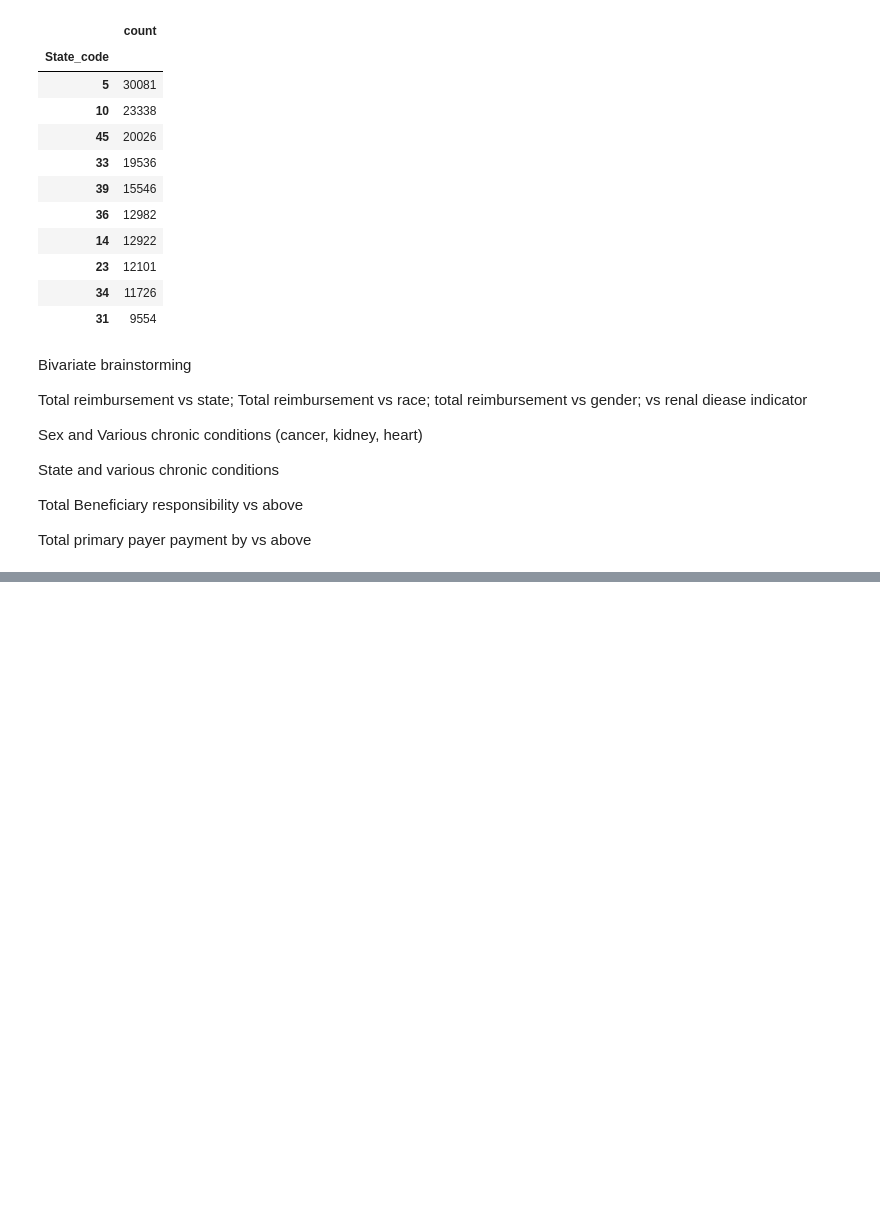
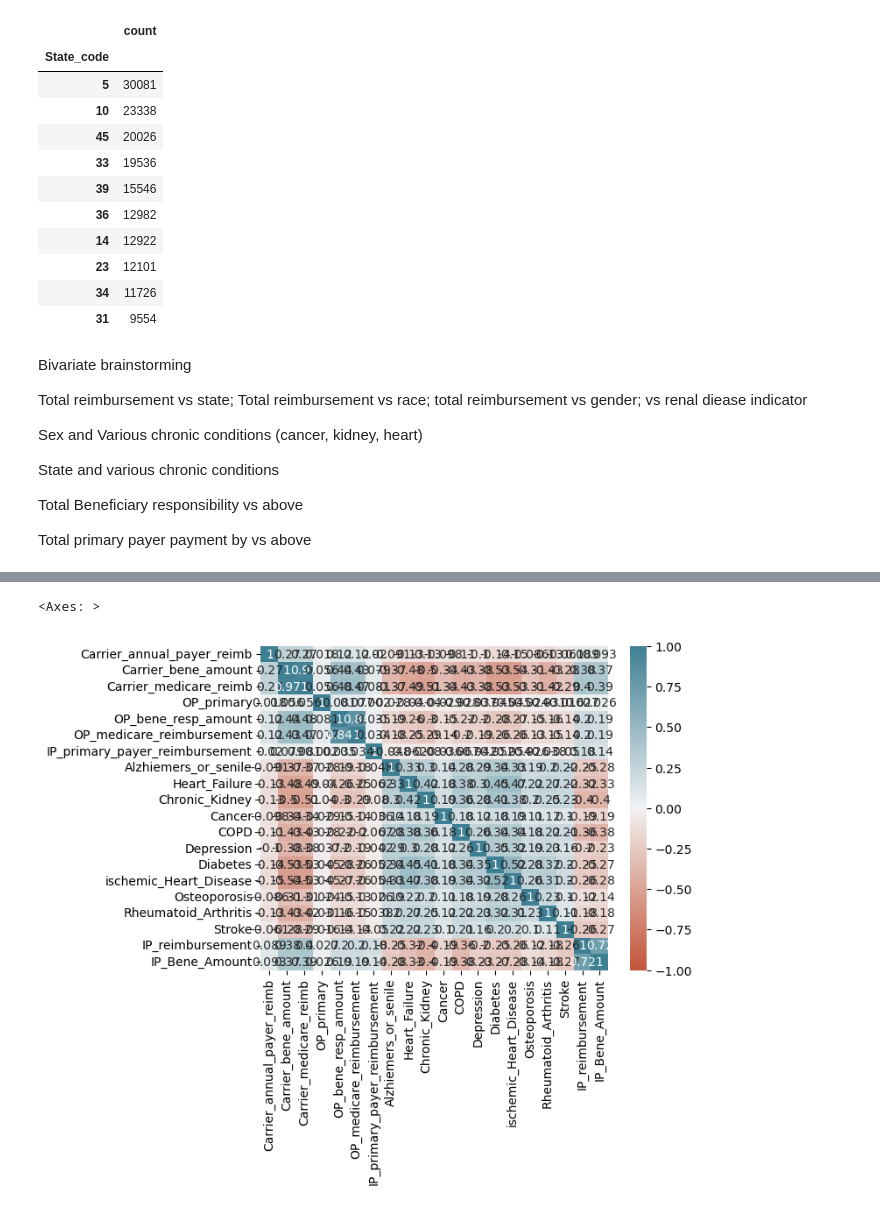
Before and after one commit to phyoung97/ClaimsAI, a Jupyter notebook: notebooks/EDA.ipynb, the cells around one changed output, grey strips where cells are left out. Saved outputs shown, nothing was run; the diff lists cells and outputs as text; code cells hidden in the pictures; blank space fills up the shorter version.

```diff
--- a/notebooks/EDA.ipynb
+++ b/notebooks/EDA.ipynb
@@ -393,0 +472,19 @@ Total primary payer payment by vs above
+# %%
+numeric_df = df[['Carrier_annual_payer_reimb','Carrier_bene_amount','Carrier_medicare_reimb','OP_primary','OP_bene_resp_amount','OP_medicare_reimbursement','IP_primary_payer_reimbursement','Alzhiemers_or_senile',
+     'Heart_Failure',
+    'Chronic_Kidney',
+    'Cancer',
+     'COPD',
+     'Depression',
+     'Diabetes',
+    'ischemic_Heart_Disease',
+     'Osteoporosis',
+  'Rheumatoid_Arthritis',
+    'Stroke',
+    'IP_reimbursement',
+    'IP_Bene_Amount']]
+
+sns.heatmap(numeric_df.corr(), vmin=-1, vmax=1, cmap=sns.diverging_palette(20,220, as_cmap=True), annot=True)
+# %% [output]
+<Axes: >
+[figure, added]
```
Also changed, not shown: parts of 6 cells of this notebook.
